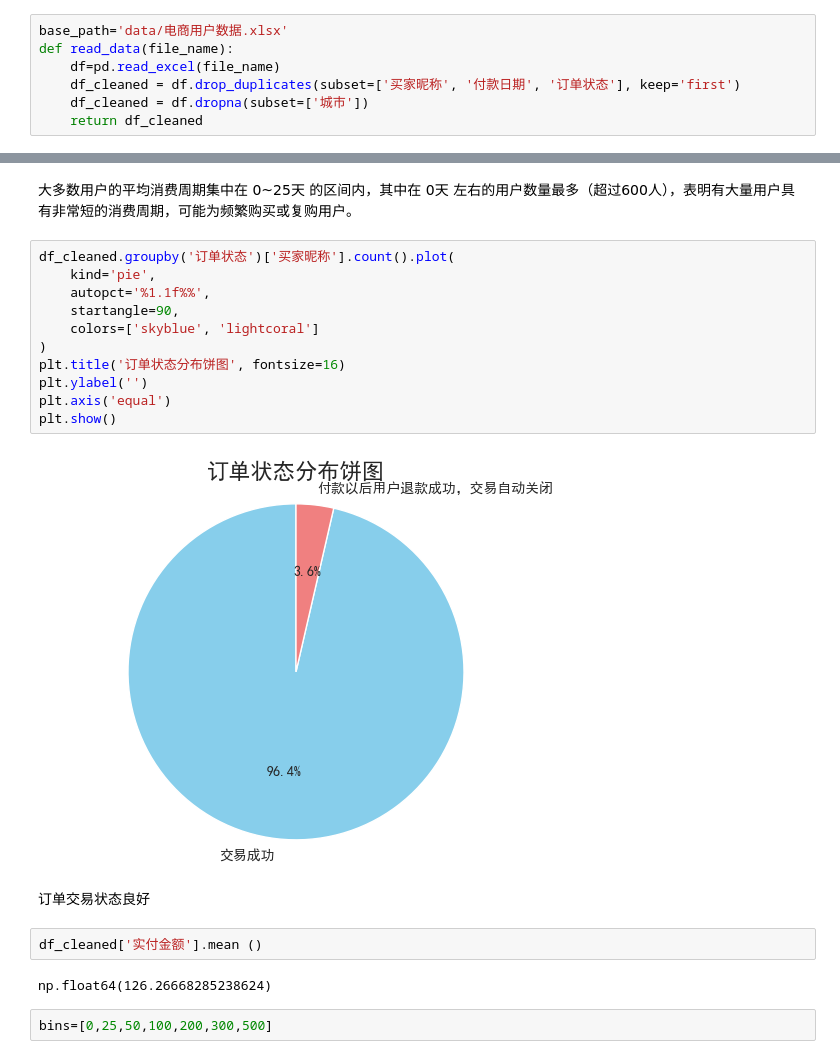
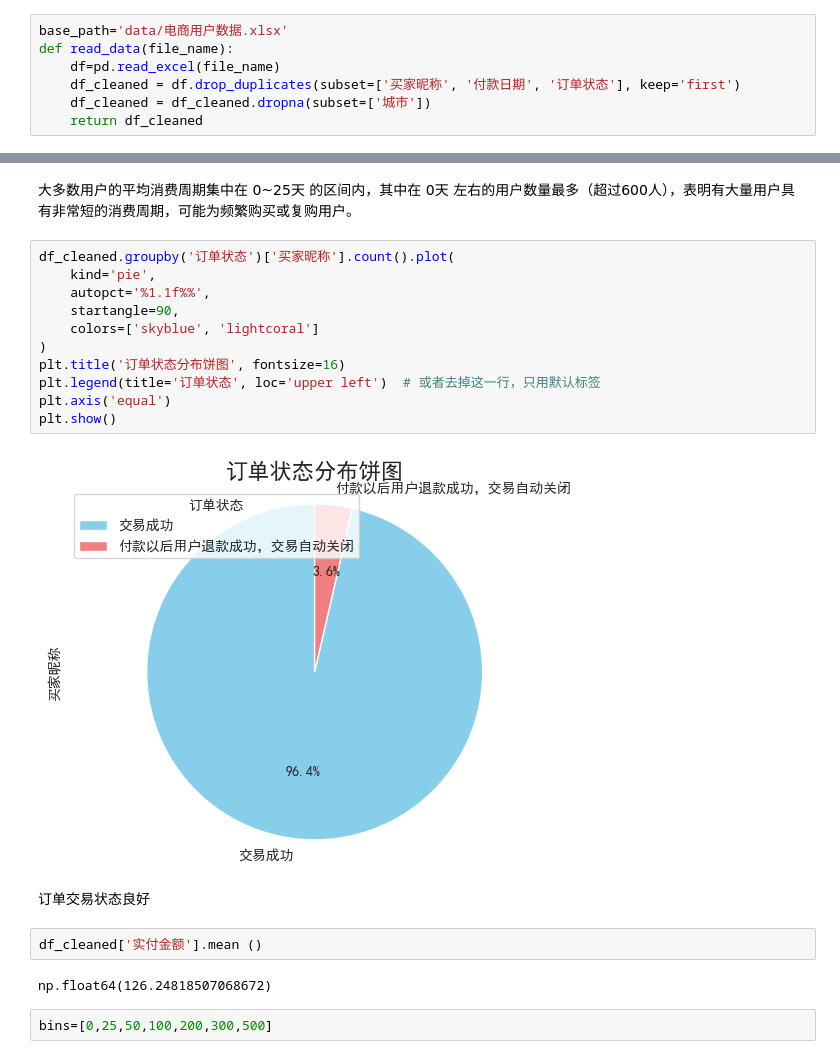
Before and after one commit to AmazingYe-oss/user-persona-ecomm, a Jupyter notebook: 电商用户画像分析.ipynb, the cells around one changed output, grey strips where cells are left out. Drawn from its saved outputs; the diff is of its cells as text.

```diff
--- a/电商用户画像分析.ipynb
+++ b/电商用户画像分析.ipynb
@@ -14,7 +14,7 @@ base_path='data/电商用户数据.xlsx'
 def read_data(file_name):
     df=pd.read_excel(file_name)
     df_cleaned = df.drop_duplicates(subset=['买家昵称', '付款日期', '订单状态'], keep='first')
-    df_cleaned = df.dropna(subset=['城市'])
+    df_cleaned = df_cleaned.dropna(subset=['城市'])
     return df_cleaned
 # %%
 df_cleaned=read_data(base_path)
@@ -56,22 +56,22 @@ print(f"平均消费周期的中位数: {user_avg_cycle.median().days:.2f} 天")
 # %%
 df_cleaned.groupby('订单状态')['买家昵称'].count().plot(
     kind='pie',
     autopct='%1.1f%%',
     startangle=90,
     colors=['skyblue', 'lightcoral']
 )
 plt.title('订单状态分布饼图', fontsize=16)
-plt.ylabel('')
+plt.legend(title='订单状态', loc='upper left')  # 或者去掉这一行，只用默认标签
 plt.axis('equal')
 plt.show()
 # %% [output]
-[figure, old version]
+[figure, new version]
 # %% [markdown]
 订单交易状态良好
 # %%
 df_cleaned['实付金额'].mean ()
 # %% [output]
-np.float64(126.26668285238624)
+np.float64(126.24818507068672)
 # %%
 bins=[0,25,50,100,200,300,500]
 # %%
```
Also changed, not shown: parts of 10 cells of this notebook.
